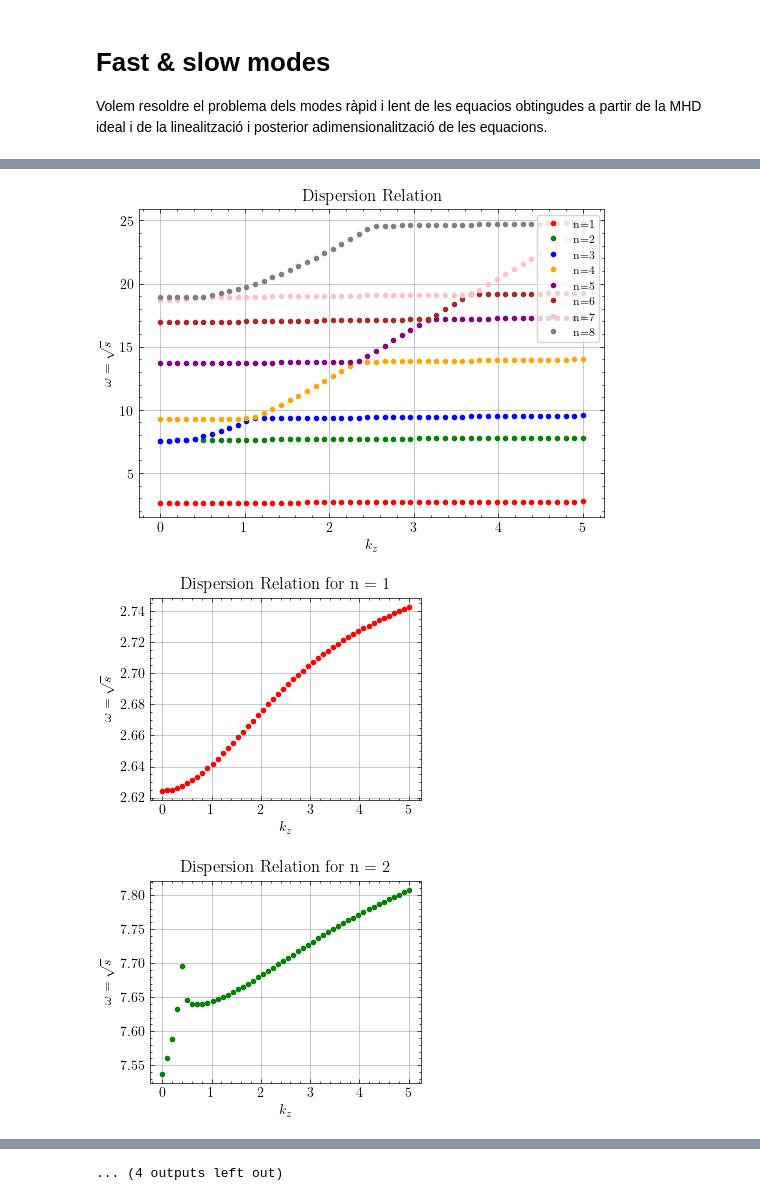
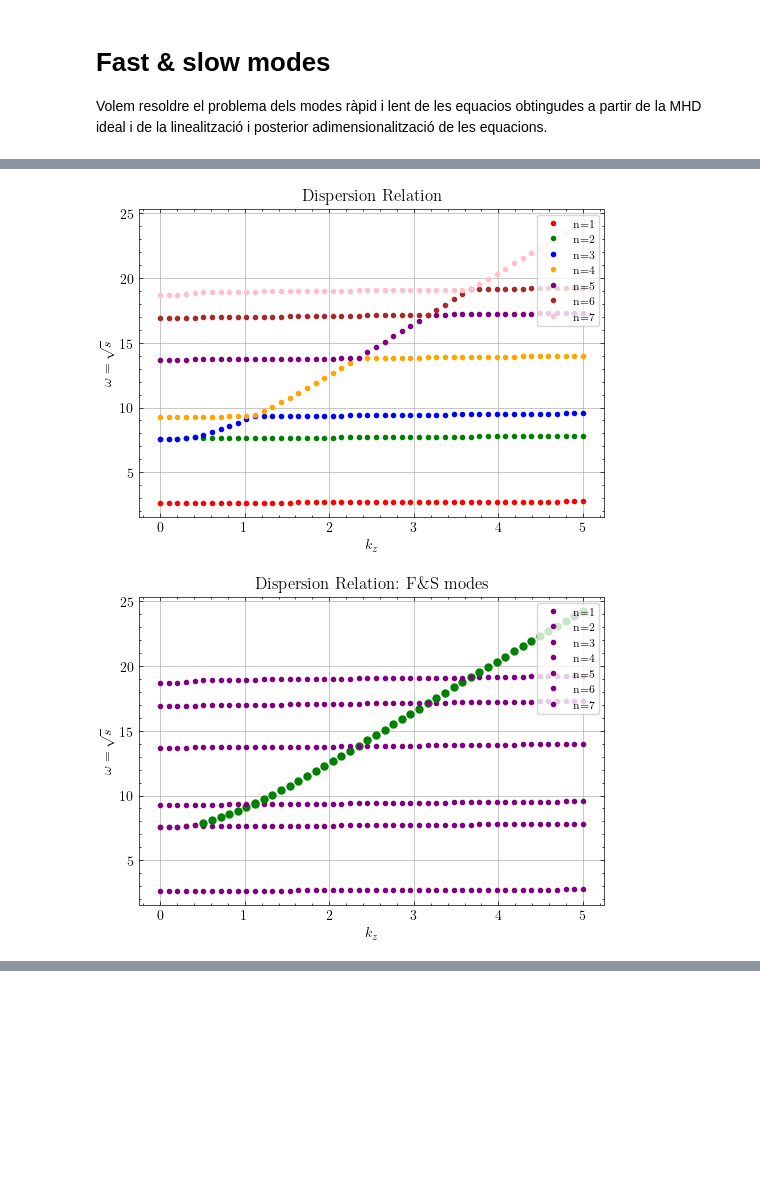
Before and after one commit to JoanRibotOliver/TFG, a Jupyter notebook: Fast & slow modes.ipynb, the cells around one changed output, grey strips where cells are left out. Cells and saved outputs as stored; diff of their text form; code cells hidden in the pictures; blank space fills up the shorter version.

Commit message:
dd F&S modes

```diff
--- a/Fast & slow modes.ipynb
+++ b/Fast & slow modes.ipynb
@@ -304,7 +304,7 @@ plt.show()
 # plt.savefig("real_eigenvectors_v10z.pdf")
 # plt.savefig("real_eigenvectors_v10z.png", dpi=200)
 
-# Plot real part of v10z
+# Plot imaginary part of v10z
 plt.figure(figsize=(6, 4))
 x = dist.local_grid(xbasis)
 for n, idx in enumerate(np.argsort(solver.eigenvalues)[:8], start=1):
@@ -333,6 +333,7 @@ plt.show()
 # Els màxims i mínims són els punts on la velocitat és màxima, no és que la corda es deformi amb aquella forma.
 
 
+""" Relació de dispersió """
 Nkz = 50 # Nombre de kz's
 kz_list = np.linspace(0, 5, Nkz) # Hi ha Nkz's separats equidistantment entre 0 i 5
 ### Relació de dispersió ###
@@ -353,7 +354,7 @@ for ik, kz in enumerate(kz_list):
     evals_k[ik, :] = np.sort(solver.eigenvalues)
 
 # Plot dispersion relation of the first 8 eigenvalues
-for i in range(8):
+for i in range(7):
     colors = ['red', 'green', 'blue', 'orange', 'purple', 'brown', 'pink', 'gray']
     plt.plot(kz_list, np.sqrt(evals_k[:, i].real), '.', label=f"n={i+1}", color=colors[i % len(colors)])
 plt.xlabel(r"$k_z$")
@@ -364,15 +365,64 @@ plt.legend(loc="upper right", frameon=True, fontsize=8)
 plt.show()
 
 # Per veure amb més detall la relació de dispersió de cada mode la representam individualment.
-for i in range(8):
-    colors = ['red', 'green', 'blue', 'orange', 'purple', 'brown', 'pink', 'gray']
-    plt.plot(kz_list, np.sqrt(evals_k[:, i].real), '.', label=f"Mode {i+1}", color=colors[i % len(colors)])
-    plt.xlabel(r"$k_z$")
-    plt.ylabel(r"$\omega = \sqrt{s}$")
-    plt.title(f"Dispersion Relation for n = {i+1}")
-    plt.grid(True)
-    plt.show()
+#for i in range(8):
+#    colors = ['red', 'green', 'blue', 'orange', 'purple', 'brown', 'pink', 'gray']
+#    plt.plot(kz_list, np.sqrt(evals_k[:, i].real), '.', label=f"Mode {i+1}", color=colors[i % len(colors)])
+#    plt.xlabel(r"$k_z$")
+#    plt.ylabel(r"$\omega = \sqrt{s}$")
+#    plt.title(f"Dispersion Relation for n = {i+1}")
+#    plt.grid(True)
+#    plt.show()
+#plt.show()
+
+
+
+""" Anàlisi de la relació de dispersió """
+# Inicialitzar un diccionari per emmagatzemar els valors de kz on es produeix l'increment dràstic
+drastic_increase_points = {}
+
+# Definir un llindar per detectar increments dràstics
+threshold = 0.75  # Ajustar segons sigui necessari
+
+# Iterar sobre cada mode
+for i in range(7):
+    omega = np.sqrt(evals_k[:, i].real)
+    kz_values = kz_list
+
+    # Calcular la derivada discreta de omega respecte a kz
+    d_omega_d_kz = np.diff(omega) / np.diff(kz_values)
+
+    # Trobar els índexs on la derivada supera el llindar
+    indices = np.where(d_omega_d_kz > threshold)[0]
+
+    # Emmagatzemar els valors de kz corresponents als increments dràstics
+
+    drastic_increase_points[f"Mode {i+1}"] = kz_values[indices + 1]  # +1 perquè diff redueix la longitud en 1
+
+# Imprimir els resultats
+#for mode, kz_values in drastic_increase_points.items():
+ #   print(f"{mode}: Increment dràstic a kz = {kz_values}")
+
+# Representar gràficament els punts d'increment dràstic a la relació de dispersió
+plt.figure(figsize=(6, 4))
+for i in range(7):
+    plt.plot(kz_list, np.sqrt(evals_k[:, i].real), '.', label=f"n={i+1}", color='purple')
+    # Destacar els punts d'increment dràstic
+
+    if f"Mode {i+1}" in drastic_increase_points:
+        kz_inc = drastic_increase_points[f"Mode {i+1}"]
+        omega_inc = np.sqrt(evals_k[np.searchsorted(kz_list, kz_inc, side="left"), i].real)
+        plt.plot(kz_inc, omega_inc, '.', markersize=10, color='green')
+
+
+plt.xlabel(r"$k_z$")
+plt.ylabel(r"$\omega = \sqrt{s}$")
+plt.title(r"Dispersion Relation: F\&S modes")
+plt.legend(loc="upper right", frameon=True, fontsize=8)
+plt.grid(True)
 plt.show()
+
+
 
 
 # Ficar els plots de les velocitats dins el for i representar les velocitats per cada kz... pot tardar bastant però crec que és el que he de fer!
@@ -416,3 +466,2 @@ Relative error: [0.01671179 0.00183677 0.00165196 0.00559562 0.01678729]
-[figure, old version]
+[figure, new version]
-[figure, old version]
+[figure, new version]
-[figure, removed]
@@ -421 +467,0 @@ Relative error: [0.01671179 0.00183677 0.00165196 0.00559562 0.01678729]
-... (4 outputs left out)
```
Also changed, not shown: parts of 1 cell of this notebook.
